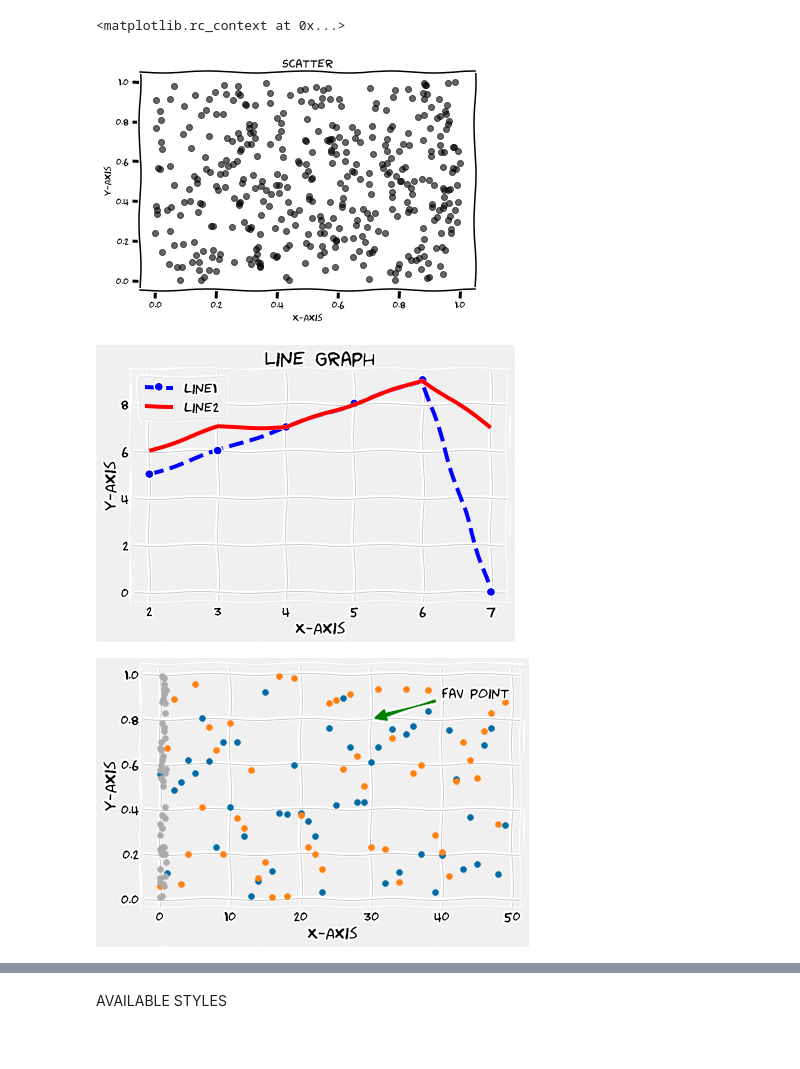
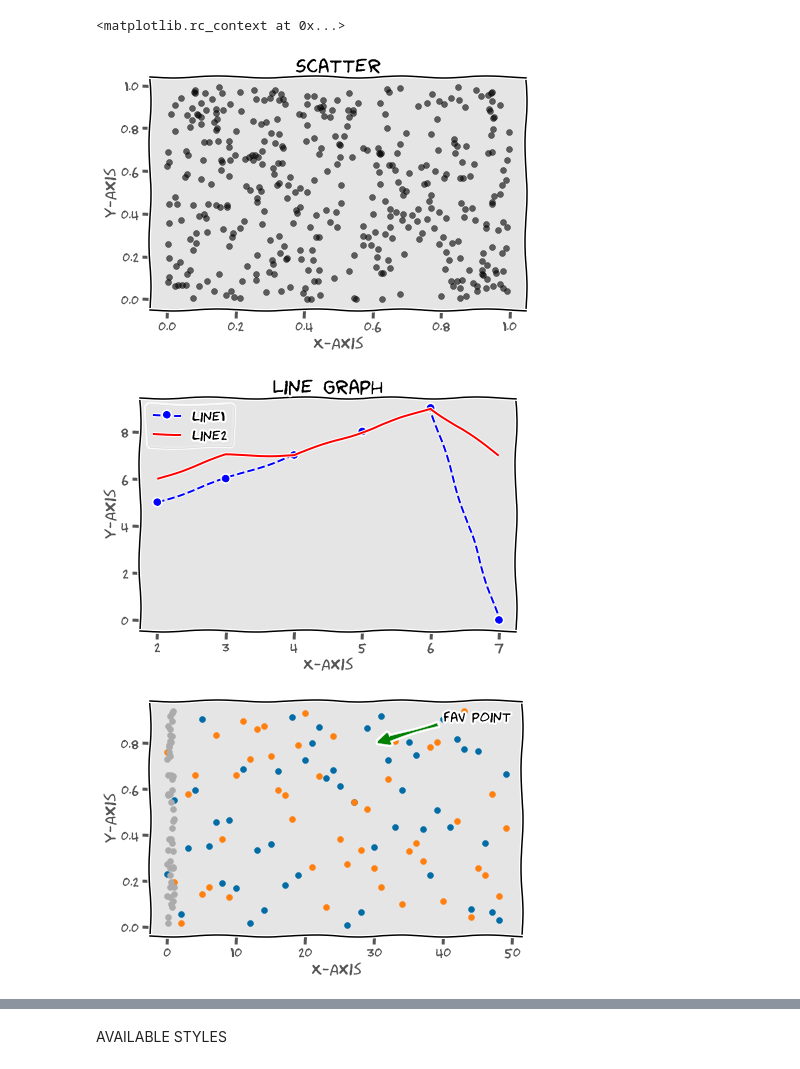
Before and after one commit to DataCrusade1999/Python, a Jupyter notebook: Matplotlib(Colab).ipynb, the cells around one changed output, grey strips where cells are left out. Cells and saved outputs as stored; diff of their text form; code cells hidden in the pictures.

```diff
--- a/Matplotlib(Colab).ipynb
+++ b/Matplotlib(Colab).ipynb
@@ -11,19 +13,20 @@ plt.xkcd()
 <matplotlib.rc_context at 0x...>
 # %%
 df=np.random.rand(20,20)
+plt.style.use('fast')
 plt.scatter(df,np.random.rand(20,20),alpha=0.6,color='k')
 plt.xlabel('X-Axis')
 plt.ylabel('Y-Axis')
 plt.title('Scatter')
 plt.grid(False)
 plt.show()
 # %% [output]
-[figure, old version]
+[figure, new version]
 # %%
 df1=[2,3,4,5,6,7]
 df2=[5,6,7,8,9,0]
 df3=[6,7,7,8,9,7]
-plt.style.use('fivethirtyeight')
+plt.style.use('fast')
 #plt.plot(df1,df2,'b--o',label='line1')
 plt.plot(df1,df2,color='b',linestyle='--',marker='o',label='line1')
 plt.plot(df1,df3,color='r',label='line2')
@@ -33,7 +36,7 @@ plt.title('Line Graph')
 plt.legend(loc='upper left')
 plt.show()
 # %% [output]
-[figure, old version]
+[figure, new version]
 # %%
 data1={'key1':np.arange(0,50),'key2':np.random.rand(50),'key3':np.random.rand(50)}
 plt.style.use('tableau-colorblind10')
@@ -44,10 +47,10 @@ plt.annotate('fav point',xy=(30,0.8),xytext=(40,0.9),arrowprops=dict(facecolor='
 plt.tight_layout()
 plt.xlabel('X-Axis')
 plt.ylabel('Y-Axis')
-plt.grid(True)
+plt.grid(False)
 plt.show()
 # %% [output]
-[figure, old version]
+[figure, new version]
 # %%
 image=plt.imshow(np.random.rand(400,400))
 # %% [output]
```
Also changed, not shown: parts of 8 cells of this notebook.
